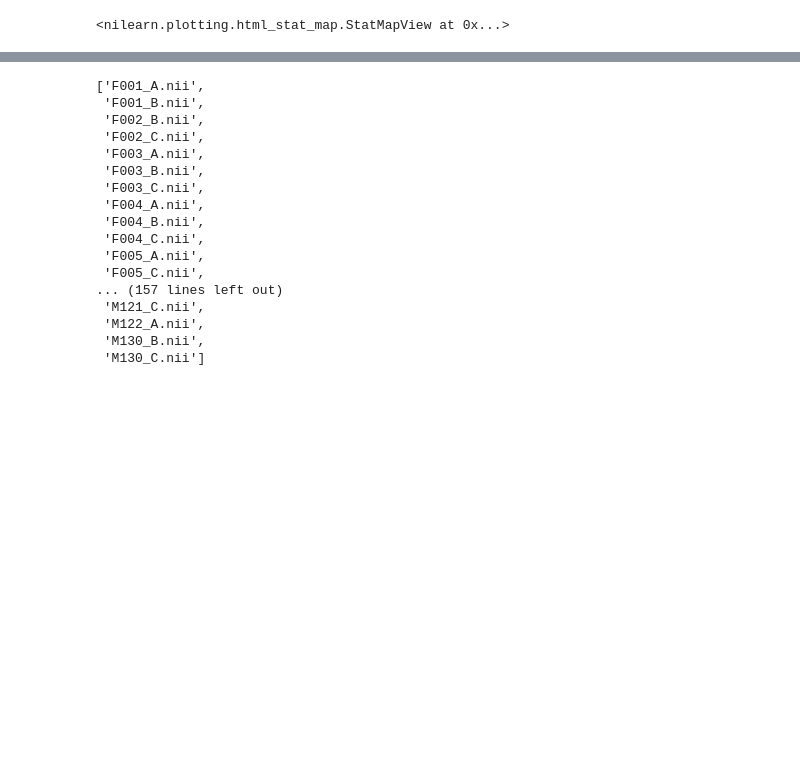
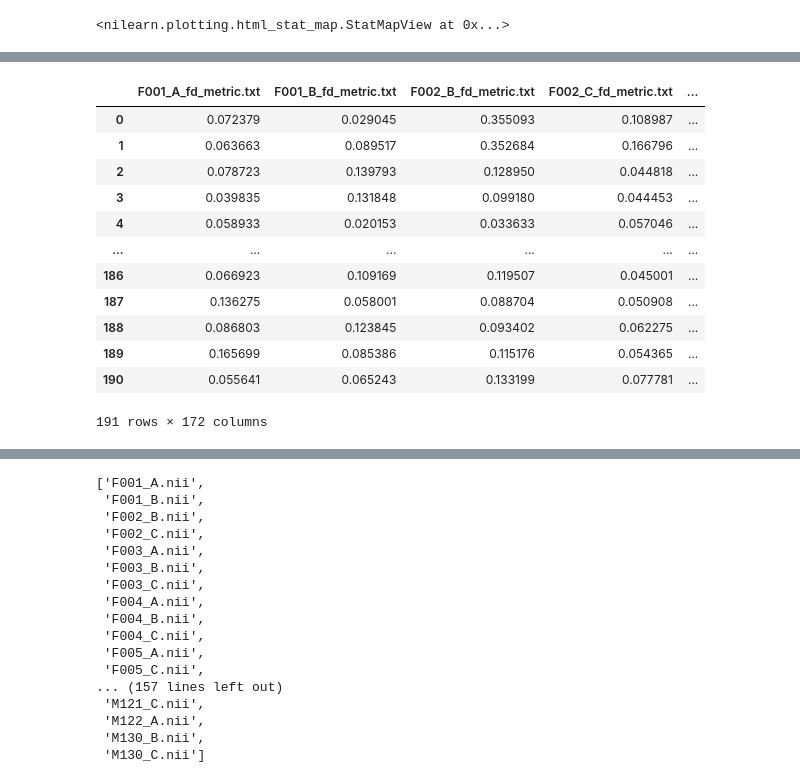
Before and after one commit to misho-dimitrov/ARB, a Jupyter notebook: ARB_voxel_wise.ipynb, the cells around one changed output, grey strips where cells are left out. Saved outputs shown, nothing was run; the diff lists cells and outputs as text; code cells hidden in the pictures; blank space fills up the shorter version.

```diff
--- a/ARB_voxel_wise.ipynb
+++ b/ARB_voxel_wise.ipynb
@@ -352,0 +427,18 @@ plotting.view_img(dc_img,
+# %%
+# set column names
+fd_df.columns = fd_session_names_list
+fd_df
+# %% [output]
+|  | F001_A_fd_metric.txt | F001_B_fd_metric.txt | F002_B_fd_metric.txt | F002_C_fd_metric.txt | ... |
+| 0 | 0.072379 | 0.029045 | 0.355093 | 0.108987 | ... |
+| 1 | 0.063663 | 0.089517 | 0.352684 | 0.166796 | ... |
+| 2 | 0.078723 | 0.139793 | 0.128950 | 0.044818 | ... |
+| 3 | 0.039835 | 0.131848 | 0.099180 | 0.044453 | ... |
+| 4 | 0.058933 | 0.020153 | 0.033633 | 0.057046 | ... |
+| ... | ... | ... | ... | ... | ... |
+| 186 | 0.066923 | 0.109169 | 0.119507 | 0.045001 | ... |
+| 187 | 0.136275 | 0.058001 | 0.088704 | 0.050908 | ... |
+| 188 | 0.086803 | 0.123845 | 0.093402 | 0.062275 | ... |
+| 189 | 0.165699 | 0.085386 | 0.115176 | 0.054365 | ... |
+| 190 | 0.055641 | 0.065243 | 0.133199 | 0.077781 | ... |
+191 rows × 172 columns
```
Also changed, not shown: parts of 25 cells of this notebook.
